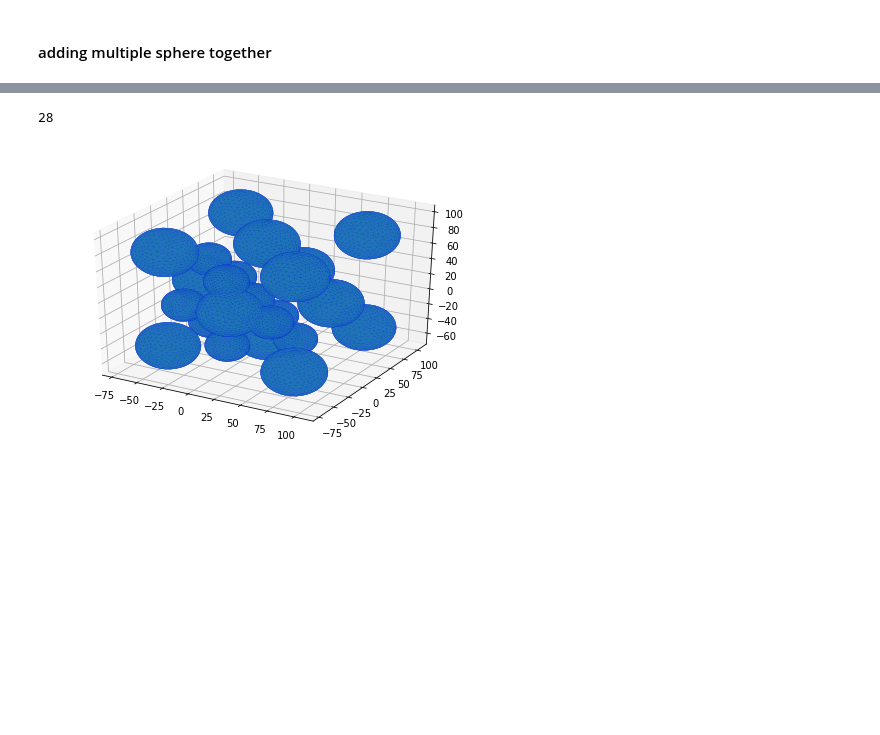
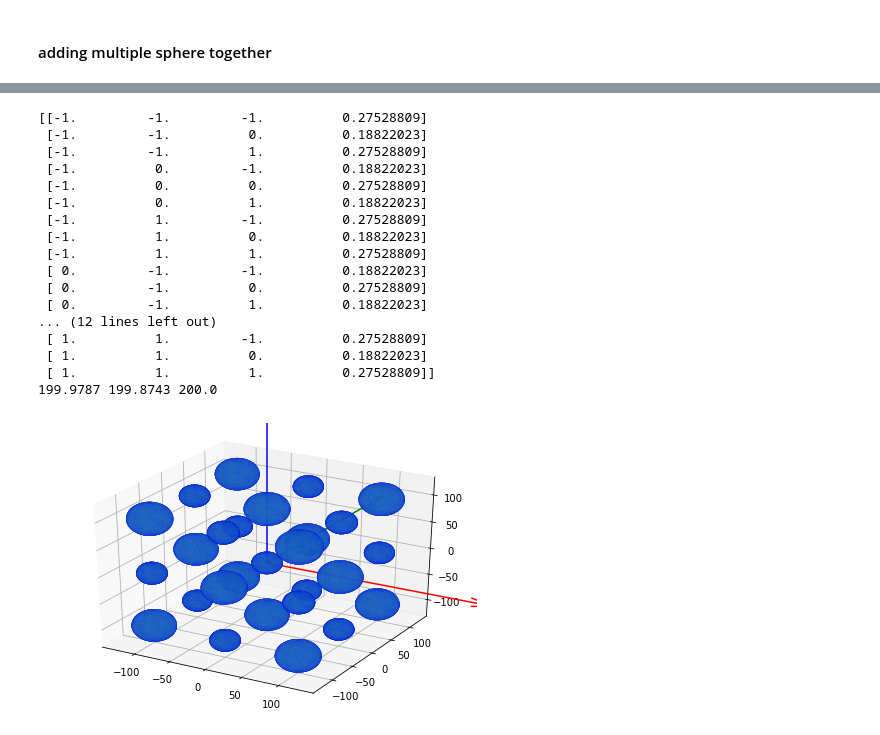
Before and after one commit to laumiulun/crystal_GUI, a Jupyter notebook: jupyter_notebook/STL_playground.ipynb, the cells around one changed output, grey strips where cells are left out. Saved outputs shown, nothing was run; the diff lists cells and outputs as text; code cells hidden in the pictures; blank space fills up the shorter version.

```diff
--- a/jupyter_notebook/STL_playground.ipynb
+++ b/jupyter_notebook/STL_playground.ipynb
@@ -20,20 +22,33 @@ import stl
 from mpl_toolkits import mplot3d
 import matplotlib.pyplot as plt
 # %%
-def plot_stl(stl_file):
+def plot_stl(stl_file,debug):
     figure = plt.figure()
     axes = mplot3d.Axes3D(figure)
 
     axes.add_collection3d(mplot3d.art3d.Poly3DCollection(stl_file.vectors,edgecolors='b',linewidth=0.05))
     scale = stl_file.points.flatten('C')
     axes.auto_scale_xyz(scale,scale,scale)
+
+    if debug == True:
+        x, y, z = np.zeros((3,3))
+        ux, vx, wx = np.array([[1,0,0],[0,0,0],[0,0,0]])*300
+        uy, vy, wy = np.array([[0,0,0],[0,1,0],[0,0,0]])*300
+        uz, vz, wz = np.array([[0,0,0],[0,0,0],[0,0,1]])*300
+
+        # print x y z for debugging
+        axes.quiver(x,y,z,ux,vx,wx,arrow_length_ratio=0.1,color='r')
+        axes.quiver(x,y,z,uy,vy,wy,arrow_length_ratio=0.1,color='g')
+        axes.quiver(x,y,z,uz,vz,wz,arrow_length_ratio=0.1,color='b')
+
+
     plt.show()
 
 figure = plt.figure()
 axes = mplot3d.Axes3D(figure)
 
 # Load the STL files and add the vectors to the plot
-your_mesh = mesh.Mesh.from_file("stl_data/unit_circle_radius_100_binary.stl")
+your_mesh = stl.mesh.Mesh.from_file("stl_data/unit_circle_radius_100_binary.stl")
 axes.add_collection3d(mplot3d.art3d.Poly3DCollection(your_mesh.vectors,edgecolors='b',linewidths=0.05))
 
 # Auto scale to the mesh size
@@ -229,25 +258,56 @@ plot_stl(combined)
 # %%
 # Mesh
 
 
-coord = np.genfromtxt('nacl_v1_coord.csv',delimiter=',')
-
-sphere = mesh.Mesh.from_file('stl_data/unit_circle_radius_100_binary.stl')
+coord = np.genfromtxt('nacl_v1_coord.csv',delimiter=',',skip_header=1)
+print(coord)
+sphere = stl.mesh.Mesh.from_file('stl_data/unit_circle_radius_100_stl.stl')
 x_len,y_len,z_len =find_obj_size(sphere)
-
+#print(x_len,y_len,z_len)
 # append the list
 item_list = []
 for i in range(len(coord)):
-    obj_coord = ((coord[i,0]+coord[i,3])*x_len,(coord[i,1]+coord[i,3])*y_len,(coord[i,2]+coord[i,3])*z_len)
-#     print(obj_coord)
-    obj = copy_scale_obj(sphere,obj_coord,coord[i,3])
+    #
+#     obj_coord = (coord[i,0]*z_len,coord[i,1]*z_len,coord[i,2]*z_len)
+    #   print(obj_coord)
+#     obj = copy_scale_obj(sphere,obj_coord,coord[i,3])
+
+    # scale then translate
+#         scale_obj(sphere_2,0.5)
+#         translate(sphere_2,400,0,1,'x')
+    obj = copy_obj(sphere)
+    scale_obj(obj,scale=coord[i,3])
+    translate(obj,coord[i,0]*z_len/2,0,1,'x')
+    translate(obj,coord[i,1]*z_len/2,0,1,'y')
+    translate(obj,coord[i,2]*z_len/2,0,1,'z')
+
     item_list.append(obj)
 
-print(len(item_list))
+# print(len(item_list))
 # combine and output s stl
-combined = mesh.Mesh(np.concatenate([i.data for i in item_list]))
-plot_stl(combined)
+combined = stl.mesh.Mesh(np.concatenate([i.data for i in item_list]))
+
+
+
+
+plot_stl(combined,1)
 combined.save('stl_data/stl_test/multi_varying_size.stl',mode=stl.Mode.ASCII)
 # %% [output]
-28
+[[-1.         -1.         -1.          0.27528809]
+ [-1.         -1.          0.          0.18822023]
+ [-1.         -1.          1.          0.27528809]
+ [-1.          0.         -1.          0.18822023]
+ [-1.          0.          0.          0.27528809]
+ [-1.          0.          1.          0.18822023]
+ [-1.          1.         -1.          0.27528809]
+ [-1.          1.          0.          0.18822023]
+ [-1.          1.          1.          0.27528809]
+ [ 0.         -1.         -1.          0.18822023]
+ [ 0.         -1.          0.          0.27528809]
+ [ 0.         -1.          1.          0.18822023]
+... (12 lines left out)
+ [ 1.          1.         -1.          0.27528809]
+ [ 1.          1.          0.          0.18822023]
+ [ 1.          1.          1.          0.27528809]]
+199.9787 199.8743 200.0
-[figure, old version]
+[figure, new version]
```
Also changed, not shown: parts of 4 cells of this notebook.
